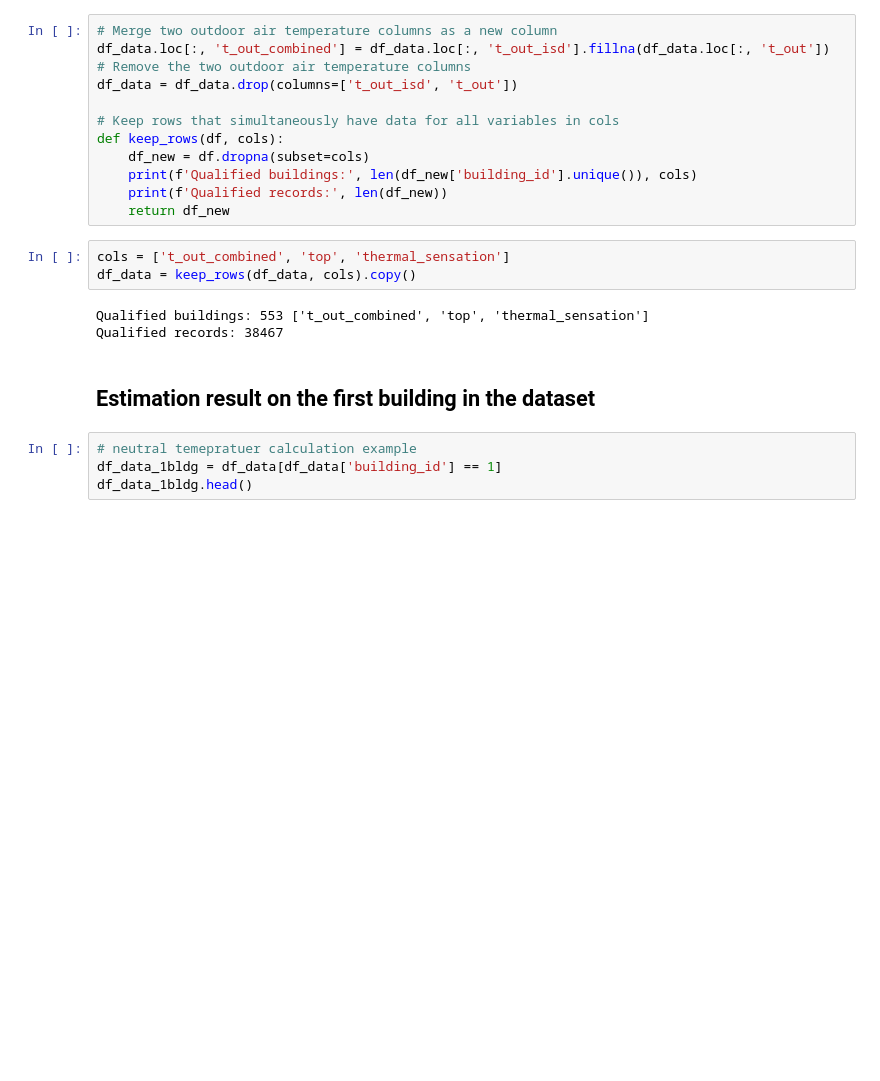
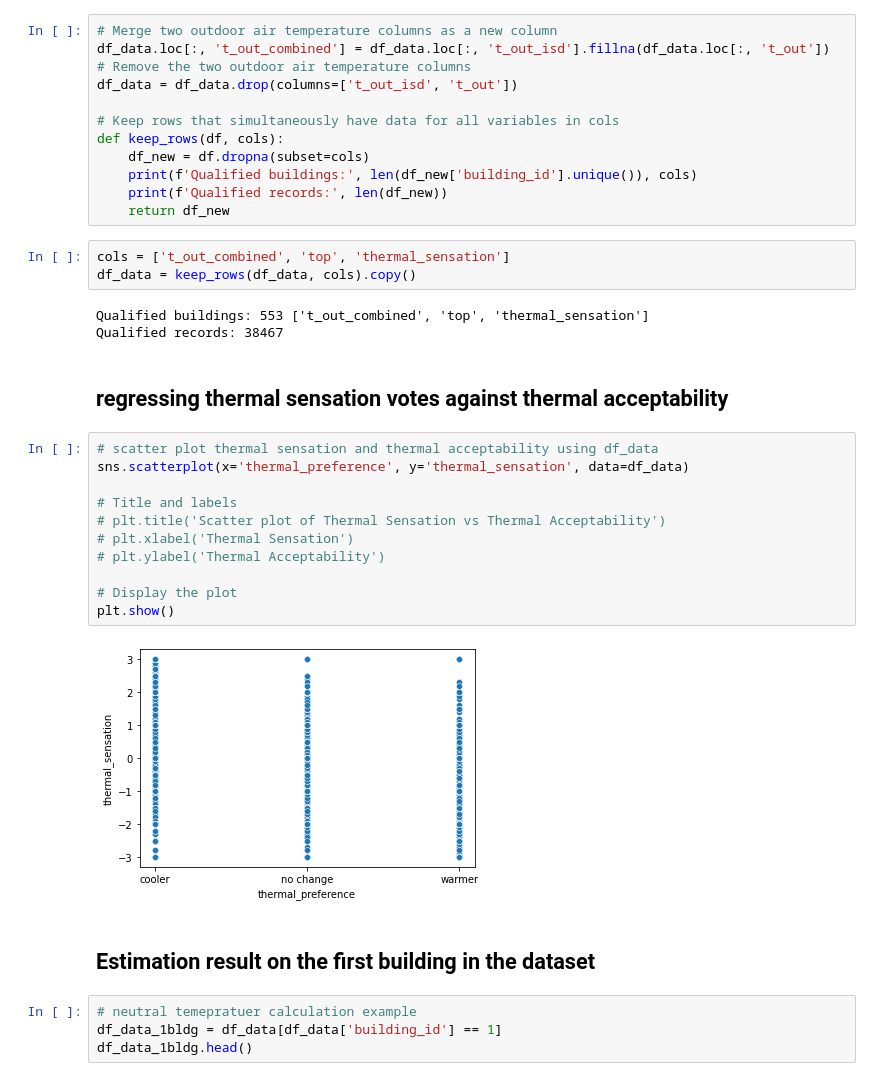
Before and after one commit to ruijis/causal-thinking-neutral-temperature, a Jupyter notebook: two-linear-regressions.ipynb, the cells around one changed output. Drawn from its saved outputs; the diff is of its cells as text; blank space fills up the shorter version.

```diff
--- a/two-linear-regressions.ipynb
+++ b/two-linear-regressions.ipynb
@@ -48,6 +48,21 @@ df_data = keep_rows(df_data, cols).copy()
 # %% [output]
 Qualified buildings: 553 ['t_out_combined', 'top', 'thermal_sensation']
 Qualified records: 38467
+# %% [markdown]
+## regressing thermal sensation votes against thermal acceptability
+# %%
+# scatter plot thermal sensation and thermal acceptability using df_data
+sns.scatterplot(x='thermal_preference', y='thermal_sensation', data=df_data)
+
+# Title and labels
+# plt.title('Scatter plot of Thermal Sensation vs Thermal Acceptability')
+# plt.xlabel('Thermal Sensation')
+# plt.ylabel('Thermal Acceptability')
+
+# Display the plot
+plt.show()
+# %% [output]
+[figure, added]
 # %% [markdown]
 ## Estimation result on the first building in the dataset
 # %%
```
Also changed, not shown: parts of 8 cells of this notebook.
